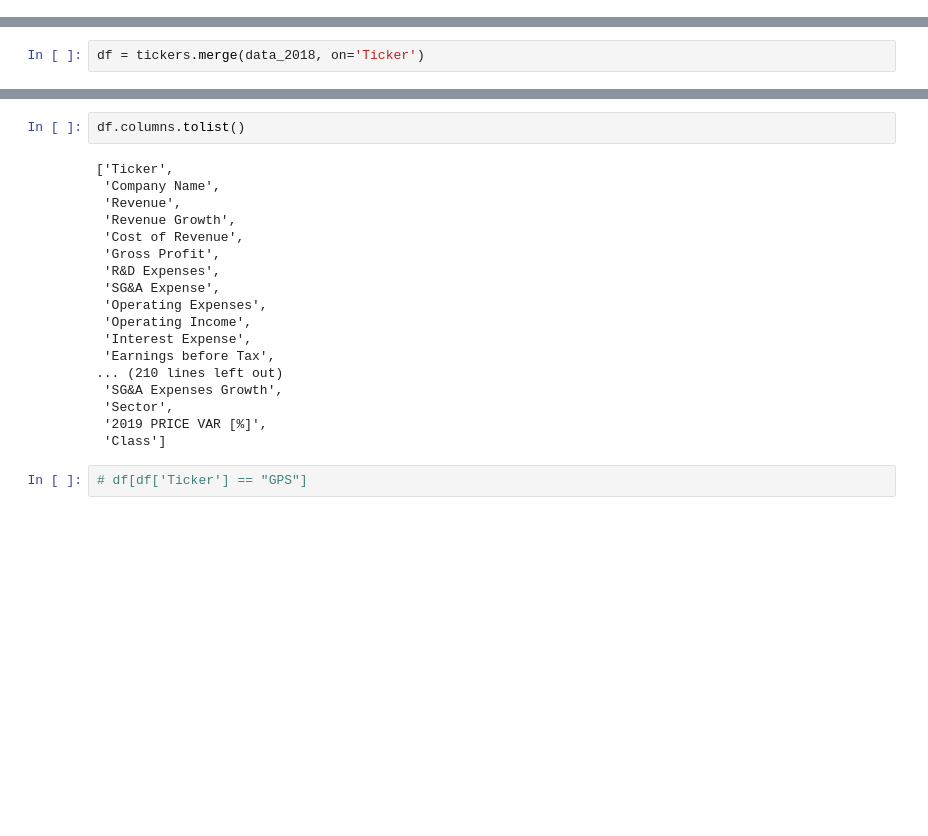
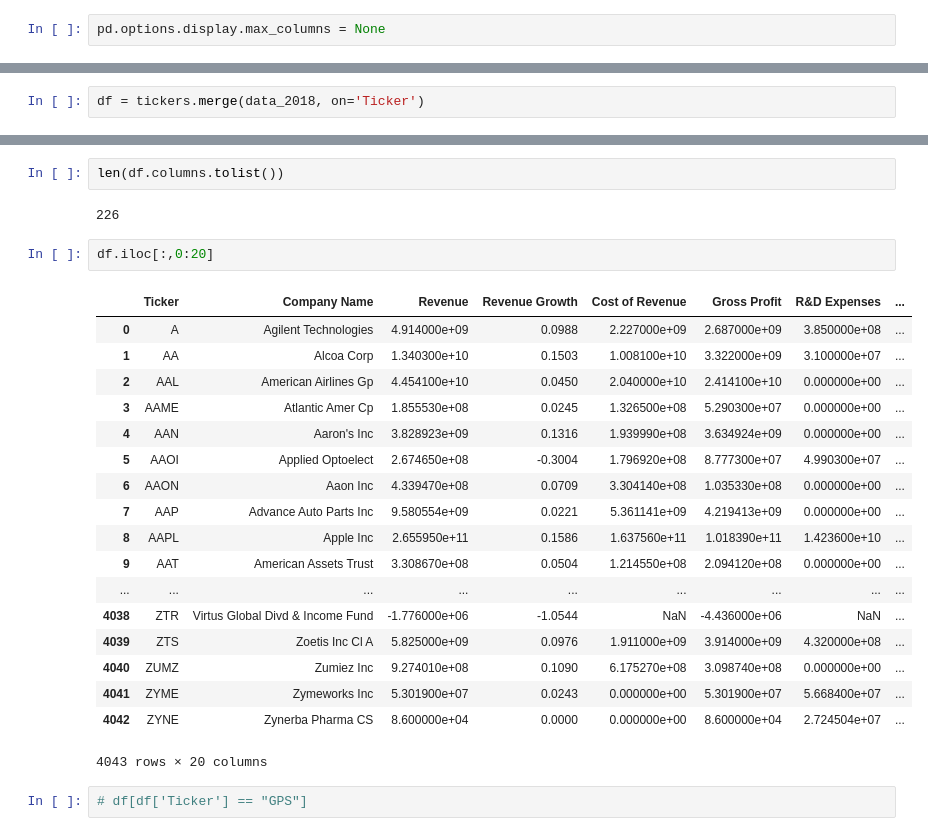
Before and after one commit to daniel-valdes/stock-eda, a Jupyter notebook: eda.ipynb, the cells around one changed output, grey strips where cells are left out. Saved outputs shown, nothing was run; the diff lists cells and outputs as text; blank space fills up the shorter version.

```diff
--- a/eda.ipynb
+++ b/eda.ipynb
@@ -4,3 +6,5 @@ import pandas as pd
+# %%
+pd.options.display.max_columns = None
 # %%
 ticker_names = pd.read_csv(os.path.join('Resources', 'other-listed.csv')).\
 rename(columns={'ACT Symbol':'Ticker'}).\
@@ -32,23 +28,28 @@ df.head()
 # %%
-df.columns.tolist()
+len(df.columns.tolist())
 # %% [output]
-['Ticker',
- 'Company Name',
- 'Revenue',
- 'Revenue Growth',
- 'Cost of Revenue',
- 'Gross Profit',
- 'R&D Expenses',
- 'SG&A Expense',
- 'Operating Expenses',
- 'Operating Income',
- 'Interest Expense',
- 'Earnings before Tax',
-... (210 lines left out)
- 'SG&A Expenses Growth',
- 'Sector',
- '2019 PRICE VAR [%]',
- 'Class']
+226
+# %%
+df.iloc[:,0:20]
+# %% [output]
+|  | Ticker | Company Name | Revenue | Revenue Growth | Cost of Revenue | Gross Profit | R&D Expenses | ... |
+| 0 | A | Agilent Technologies | 4.914000e+09 | 0.0988 | 2.227000e+09 | 2.687000e+09 | 3.850000e+08 | ... |
+| 1 | AA | Alcoa Corp | 1.340300e+10 | 0.1503 | 1.008100e+10 | 3.322000e+09 | 3.100000e+07 | ... |
+| 2 | AAL | American Airlines Gp | 4.454100e+10 | 0.0450 | 2.040000e+10 | 2.414100e+10 | 0.000000e+00 | ... |
+| 3 | AAME | Atlantic Amer Cp | 1.855530e+08 | 0.0245 | 1.326500e+08 | 5.290300e+07 | 0.000000e+00 | ... |
+| 4 | AAN | Aaron's Inc | 3.828923e+09 | 0.1316 | 1.939990e+08 | 3.634924e+09 | 0.000000e+00 | ... |
+| 5 | AAOI | Applied Optoelect | 2.674650e+08 | -0.3004 | 1.796920e+08 | 8.777300e+07 | 4.990300e+07 | ... |
+| 6 | AAON | Aaon Inc | 4.339470e+08 | 0.0709 | 3.304140e+08 | 1.035330e+08 | 0.000000e+00 | ... |
+| 7 | AAP | Advance Auto Parts Inc | 9.580554e+09 | 0.0221 | 5.361141e+09 | 4.219413e+09 | 0.000000e+00 | ... |
+| 8 | AAPL | Apple Inc | 2.655950e+11 | 0.1586 | 1.637560e+11 | 1.018390e+11 | 1.423600e+10 | ... |
+| 9 | AAT | American Assets Trust | 3.308670e+08 | 0.0504 | 1.214550e+08 | 2.094120e+08 | 0.000000e+00 | ... |
+| ... | ... | ... | ... | ... | ... | ... | ... | ... |
+| 4038 | ZTR | Virtus Global Divd & Income Fund | -1.776000e+06 | -1.0544 | NaN | -4.436000e+06 | NaN | ... |
+| 4039 | ZTS | Zoetis Inc Cl A | 5.825000e+09 | 0.0976 | 1.911000e+09 | 3.914000e+09 | 4.320000e+08 | ... |
+| 4040 | ZUMZ | Zumiez Inc | 9.274010e+08 | 0.1090 | 6.175270e+08 | 3.098740e+08 | 0.000000e+00 | ... |
+| 4041 | ZYME | Zymeworks Inc | 5.301900e+07 | 0.0243 | 0.000000e+00 | 5.301900e+07 | 5.668400e+07 | ... |
+| 4042 | ZYNE | Zynerba Pharma CS | 8.600000e+04 | 0.0000 | 0.000000e+00 | 8.600000e+04 | 2.724504e+07 | ... |
+4043 rows × 20 columns
 # %%
 # df[df['Ticker'] == "GPS"]
 # %%
```
Also changed, not shown: parts of 2 cells of this notebook, 1 other file.
